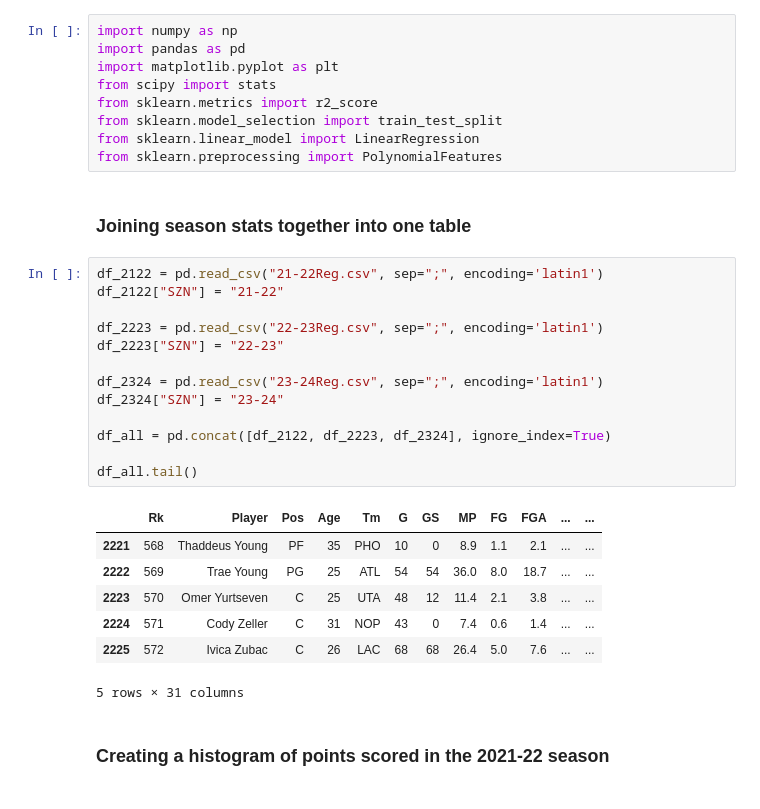
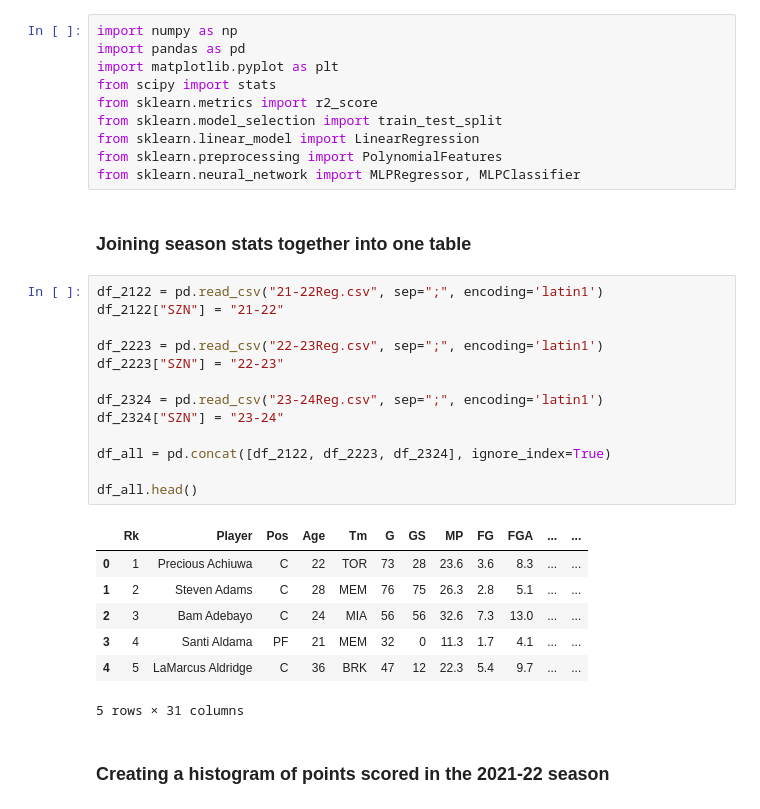
Before and after one commit to olvr446/NBAI, a Jupyter notebook: main.ipynb, the cells around one changed output. Cells and saved outputs as stored; diff of their text form.

```diff
--- a/main.ipynb
+++ b/main.ipynb
@@ -7,28 +7,29 @@ from sklearn.metrics import r2_score
 from sklearn.model_selection import train_test_split
 from sklearn.linear_model import LinearRegression
 from sklearn.preprocessing import PolynomialFeatures
+from sklearn.neural_network import MLPRegressor, MLPClassifier
 # %% [markdown]
 ### Joining season stats together into one table
 # %%
 df_2122 = pd.read_csv("21-22Reg.csv", sep=";", encoding='latin1')
 df_2122["SZN"] = "21-22"
 
 df_2223 = pd.read_csv("22-23Reg.csv", sep=";", encoding='latin1')
 df_2223["SZN"] = "22-23"
 
 df_2324 = pd.read_csv("23-24Reg.csv", sep=";", encoding='latin1')
 df_2324["SZN"] = "23-24"
 
 df_all = pd.concat([df_2122, df_2223, df_2324], ignore_index=True)
 
-df_all.tail()
+df_all.head()
 # %% [output]
 |  | Rk | Player | Pos | Age | Tm | G | GS | MP | FG | FGA | ... | ... |
-| 2221 | 568 | Thaddeus Young | PF | 35 | PHO | 10 | 0 | 8.9 | 1.1 | 2.1 | ... | ... |
-| 2222 | 569 | Trae Young | PG | 25 | ATL | 54 | 54 | 36.0 | 8.0 | 18.7 | ... | ... |
-| 2223 | 570 | Omer Yurtseven | C | 25 | UTA | 48 | 12 | 11.4 | 2.1 | 3.8 | ... | ... |
-| 2224 | 571 | Cody Zeller | C | 31 | NOP | 43 | 0 | 7.4 | 0.6 | 1.4 | ... | ... |
-| 2225 | 572 | Ivica Zubac | C | 26 | LAC | 68 | 68 | 26.4 | 5.0 | 7.6 | ... | ... |
+| 0 | 1 | Precious Achiuwa | C | 22 | TOR | 73 | 28 | 23.6 | 3.6 | 8.3 | ... | ... |
+| 1 | 2 | Steven Adams | C | 28 | MEM | 76 | 75 | 26.3 | 2.8 | 5.1 | ... | ... |
+| 2 | 3 | Bam Adebayo | C | 24 | MIA | 56 | 56 | 32.6 | 7.3 | 13.0 | ... | ... |
+| 3 | 4 | Santi Aldama | PF | 21 | MEM | 32 | 0 | 11.3 | 1.7 | 4.1 | ... | ... |
+| 4 | 5 | LaMarcus Aldridge | C | 36 | BRK | 47 | 12 | 22.3 | 5.4 | 9.7 | ... | ... |
 5 rows × 31 columns
 # %% [markdown]
 ### Creating a histogram of points scored in the 2021-22 season
```
Also changed, not shown: parts of 6 cells of this notebook.
